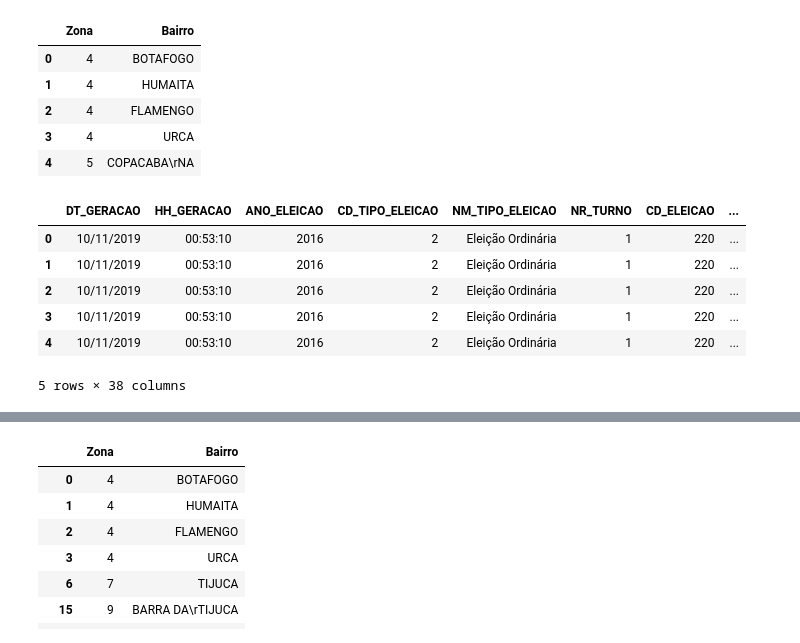
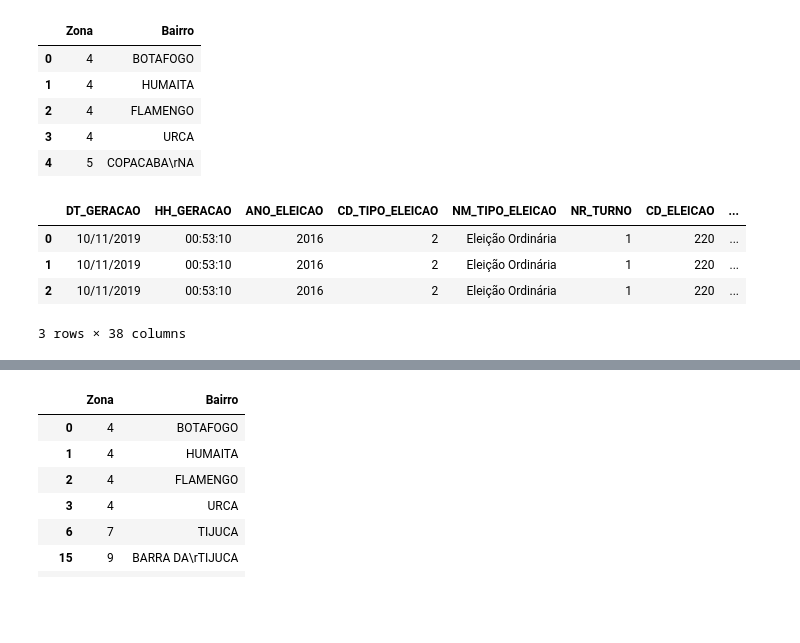
Before and after one commit to foca-aqui/foca-dados, a Jupyter notebook: api/app/service/analise_dados/notebook_votacao.ipynb, the cells around one changed output, grey strips where cells are left out. Drawn from its saved outputs; the diff is of its cells as text; code cells hidden in the pictures; blank space fills up the shorter version.

```diff
--- a/api/app/service/analise_dados/notebook_votacao.ipynb
+++ b/api/app/service/analise_dados/notebook_votacao.ipynb
@@ -13,14 +13,11 @@ zonas.head()
 | 3 | 4 | URCA |
 | 4 | 5 | COPACABA\rNA |
 # %%
-resultados = pd.read_csv('dados/votacao_candidato_munzona_2016_RJ.csv', delimiter=';', encoding = "ISO-8859-1")
-
-resultados.head(5)
+resultados_2016 = pd.read_csv('dados/votacao_candidato_munzona_2016_RJ.csv', delimiter=';', encoding = "ISO-8859-1")
+resultados_2016.head(3)
 # %% [output]
 |  | DT_GERACAO | HH_GERACAO | ANO_ELEICAO | CD_TIPO_ELEICAO | NM_TIPO_ELEICAO | NR_TURNO | CD_ELEICAO | ... |
 | 0 | 10/11/2019 | 00:53:10 | 2016 | 2 | Eleição Ordinária | 1 | 220 | ... |
 | 1 | 10/11/2019 | 00:53:10 | 2016 | 2 | Eleição Ordinária | 1 | 220 | ... |
 | 2 | 10/11/2019 | 00:53:10 | 2016 | 2 | Eleição Ordinária | 1 | 220 | ... |
-| 3 | 10/11/2019 | 00:53:10 | 2016 | 2 | Eleição Ordinária | 1 | 220 | ... |
-| 4 | 10/11/2019 | 00:53:10 | 2016 | 2 | Eleição Ordinária | 1 | 220 | ... |
-5 rows × 38 columns
+3 rows × 38 columns
```
Also changed, not shown: parts of 26 cells of this notebook.
